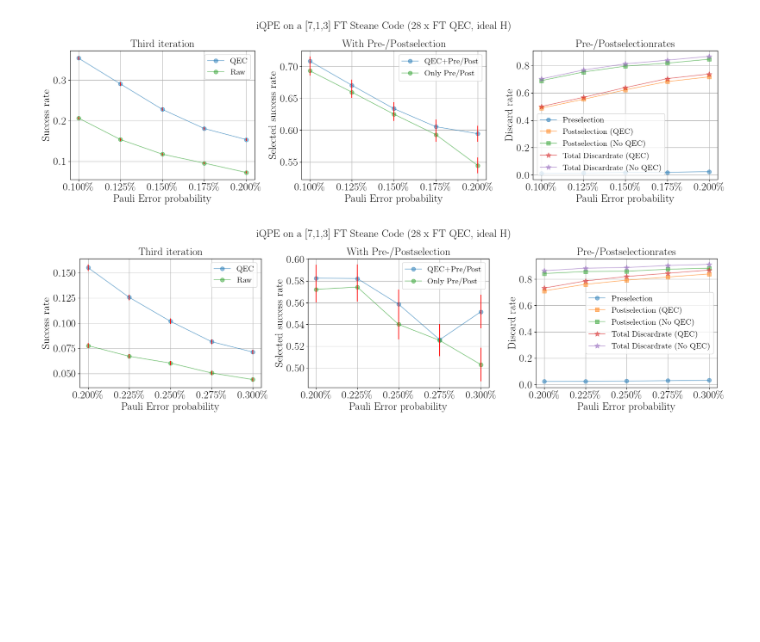
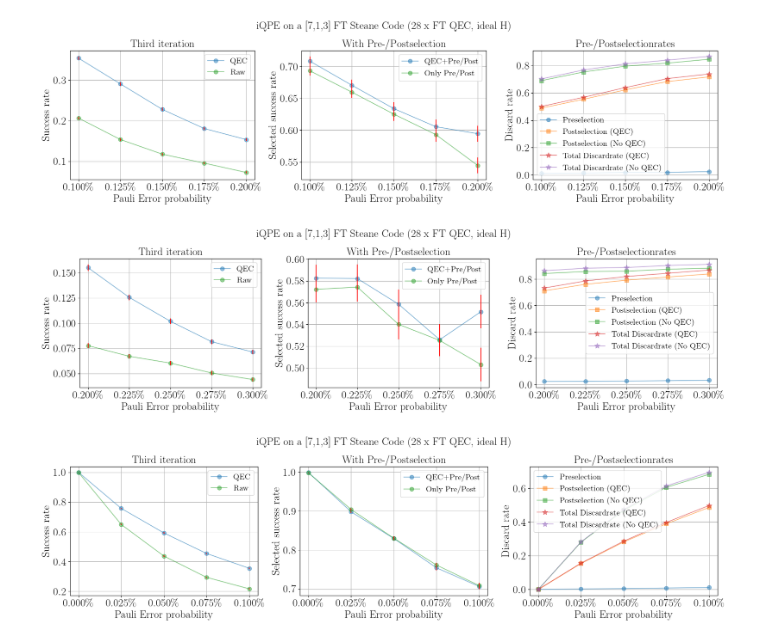
Before and after one commit to RicemanBoy/Bachelor, a Jupyter notebook: HPC/plot_FT_Steane.ipynb, the cells around one changed output. Saved outputs shown, nothing was run; the diff lists cells and outputs as text; code cells hidden in the pictures; blank space fills up the shorter version.

```diff
--- a/HPC/plot_FT_Steane.ipynb
+++ b/HPC/plot_FT_Steane.ipynb
@@ -1484,3 +1484,98 @@ plt.savefig("Figures/FTSteane16.png", dpi = 200)
 plt.show()
 # %% [output]
 [figure]
+# %%
+x,pre,post,zero,one,pre_QEC,post_QEC, zero_QEC, one_QEC = np.loadtxt("text/FTSteane_3rd_k++.txt", delimiter = ",")   #das selbe wie j, aber mit neuem S_L
+fig, (ax1,ax2,ax4) = plt.subplots(figsize=(18,5),nrows=1,ncols=3)
+ax1.xaxis.set_major_formatter(ticker.PercentFormatter(xmax=1, decimals = 3))
+ax2.xaxis.set_major_formatter(ticker.PercentFormatter(xmax=1, decimals = 3))
+#ax3.xaxis.set_major_formatter(ticker.PercentFormatter(xmax=1, decimals = 1))
+ax4.xaxis.set_major_formatter(ticker.PercentFormatter(xmax=1, decimals = 3))
+
+y = []
+y_no_QEC = []
+for i in range(len(x)):
+    y.append(zero_QEC[i])
+    y_no_QEC.append(zero[i])
+
+y_PS = []
+y_no_QEC_PS = []
+for i in range(len(x)):
+    if (one[i]+zero[i]) == 0:
+        y_no_QEC_PS.append(0.5)
+    else:
+        y_no_QEC_PS.append(zero[i]/(one[i]+zero[i]))
+    if (one_QEC[i]+zero_QEC[i]) == 0:
+        y_PS.append(0.5)
+    else:
+        y_PS.append(zero_QEC[i]/(one_QEC[i]+zero_QEC[i]))
+
+y_pre = []
+for i in range(len(x)):
+    y_pre.append(zero_QEC[i]/(one_QEC[i]+zero_QEC[i]+post_QEC[i]))
+
+err1 = [np.sqrt((i-i**2)/12000) for i in y]
+err2 = [np.sqrt((i-i**2)/12000) for i in y_no_QEC]
+
+err3, err4 = [], []
+for i in y_PS:
+    err3.append(np.sqrt((i-i**2)/(12000*(1-post[y_PS.index(i)]-pre_QEC[y_PS.index(i)]))))
+for i in y_no_QEC_PS:
+    err4.append(np.sqrt((i-i**2)/(12000*(1-post[y_no_QEC_PS.index(i)]-pre[y_no_QEC_PS.index(i)]))))
+
+ax1.plot(x,y, label="QEC", marker = ".",markersize = 15, alpha = 0.5)
+ax1.errorbar(x, y, yerr=err1, ecolor="red", linestyle="")
+
+ax1.plot(x,y_no_QEC, label="Raw", marker = ".",markersize = 15, alpha = 0.5)
+ax1.errorbar(x, y_no_QEC, yerr=err2, ecolor="red", linestyle="")
+
+
+ax2.plot(x,y_PS, label="QEC+Pre/Post", marker = ".",markersize = 15,  alpha = 0.5)
+ax2.errorbar(x, y_PS, yerr=err3, ecolor="red", linestyle="")
+
+ax2.plot(x,y_no_QEC_PS, label="Only Pre/Post", marker = ".",markersize = 15, alpha = 0.5)
+ax2.errorbar(x, y_no_QEC_PS, yerr=err4, ecolor="red", linestyle="")
+
+
+# ax3.plot(x,y, label="QEC", marker = ".",markersize = 15, alpha = 0.5)
+# ax3.plot(x,y_no_QEC, label="Raw", marker = ".",markersize = 15, alpha = 0.5)
+# ax3.plot(x,y_pre, label="QEC+Pre", marker = ".",markersize = 15, alpha = 0.5)
+# ax3.plot(x,y_PS, label="QEC+Pre+Post", marker = ".",markersize = 15, alpha = 0.5)
+
+ax4.plot(x, pre_QEC, label="Preselection", marker = ".",markersize = 15, alpha = 0.5)
+#ax4.plot(x, pre, label="Preselection (No QEC)", marker = ".",markersize = 15, alpha = 0.5)
+
+ax4.plot(x, post_QEC, label="Postselection (QEC)", marker = "s",markersize = 7, alpha = 0.5)
+ax4.plot(x, post, label="Postselection (No QEC)", marker = "s",markersize = 7, alpha = 0.5)
+
+ax4.plot(x, post_QEC+pre, label="Total Discardrate (QEC)", marker = "*",markersize = 10, alpha = 0.5)
+ax4.plot(x, post+pre, label="Total Discardrate (No QEC)", marker = "*",markersize = 10, alpha = 0.5)
+
+#ax1.set_title("1st iteration of iQPE on the [12, 2, 4] Carbon Code", fontsize=20)
+ax1.set_title("Third iteration", fontsize=20)
+ax2.set_title("With Pre-/Postselection", fontsize=20)
+#ax3.set_title("Layerwise improvement", fontsize=20)
+ax4.set_title("Pre-/Postselectionrates", fontsize=20)
+ax1.set_xlabel("Pauli Error probability", fontsize=20)
+ax2.set_xlabel("Pauli Error probability", fontsize=20)
+#ax3.set_xlabel("Pauli Error probability", fontsize=20)
+ax4.set_xlabel("Pauli Error probability", fontsize=20)
+ax1.set_ylabel("Success rate", fontsize=20)
+ax2.set_ylabel("Selected success rate", fontsize=20)
+#ax3.set_ylabel("Success rate", fontsize=20)
+ax4.set_ylabel("Discard rate", fontsize=20)
+ax1.tick_params(axis='both', which='major', labelsize=20)
+ax2.tick_params(axis='both', which='major', labelsize=20)
+#ax3.tick_params(axis='both', which='major', labelsize=20)
+ax4.tick_params(axis='both', which='major', labelsize=20)
+ax1.grid(), ax2.grid(), ax4.grid()
+ax1.legend(fontsize=15)
+ax2.legend(fontsize=15)
+#ax3.legend(fontsize=15)
+ax4.legend(fontsize=15)
+fig.suptitle('iQPE on a [7,1,3] FT Steane Code (28 x FT QEC, ideal H)', fontsize=20)
+plt.tight_layout()
+plt.savefig("Figures/FTSteane17.png", dpi = 200)
+plt.show()
+# %% [output]
+[figure, added]
```
Also changed, not shown: 3 other files.
